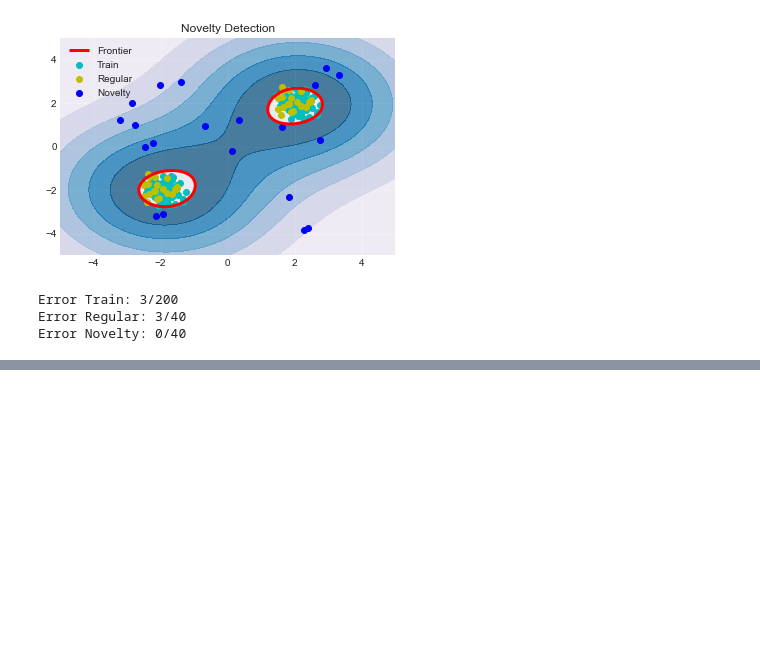
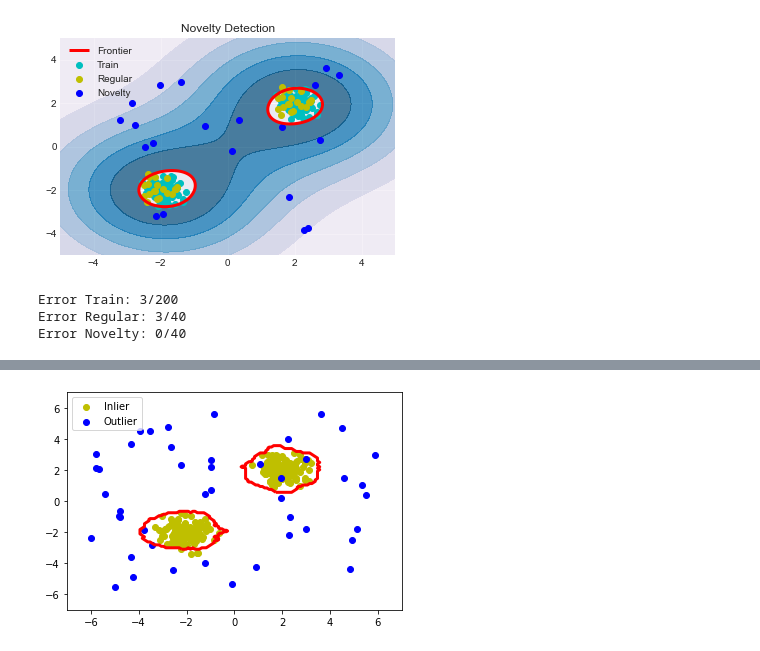
Before and after one commit to yydevelop/study, a Jupyter notebook: python/ml_suguru/4_5.ipynb, the cells around one changed output, grey strips where cells are left out. Saved outputs shown, nothing was run; the diff lists cells and outputs as text; code cells hidden in the pictures; blank space fills up the shorter version.

```diff
--- a/python/ml_suguru/4_5.ipynb
+++ b/python/ml_suguru/4_5.ipynb
@@ -78,0 +155,28 @@ Error Novelty: 0/40
+# %%
+# 必要なライブラリのインポート
+from sklearn.ensemble import IsolationForest
+
+# 将来的にデフォルト値が変更される警告が出力されないように設定する
+import warnings
+warnings.simplefilter('ignore')
+
+# IsolationForestの適用
+isolation = IsolationForest(contamination=outlier_ratio, random_state=42)
+isolation.fit(X_train)
+
+# データおよび学習した決定境界の可視化
+xx, yy = np.meshgrid(np.linspace(-7, 7, 150),
+                     np.linspace(-7, 7, 150))
+
+Z = isolation.predict(np.c_[xx.ravel(), yy.ravel()])
+Z = Z.reshape(xx.shape)
+
+plt.scatter(inliers[:, 0], inliers[:, 1], label='Inlier', c='y')
+plt.scatter(outliers[:, 0], outliers[:, 1], label='Outlier', c='b')
+plt.contour(xx, yy, Z, levels=[0], linewidths=3, colors='red')
+plt.legend(loc='upper left')
+plt.xlim(-7, 7)
+plt.ylim(-7, 7)
+plt.show()
+# %% [output]
+[figure, added]
```
Also changed, not shown: parts of 4 cells of this notebook, 5 other files.
